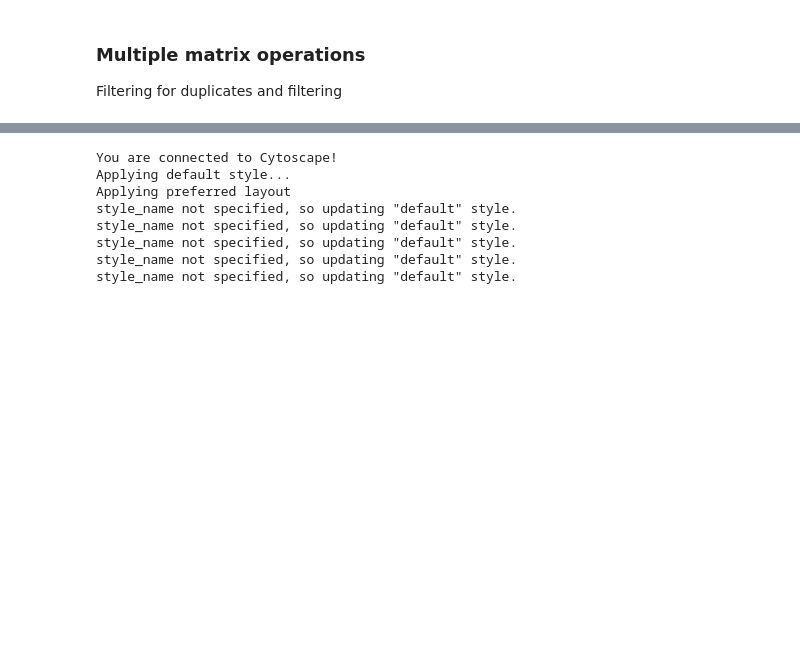
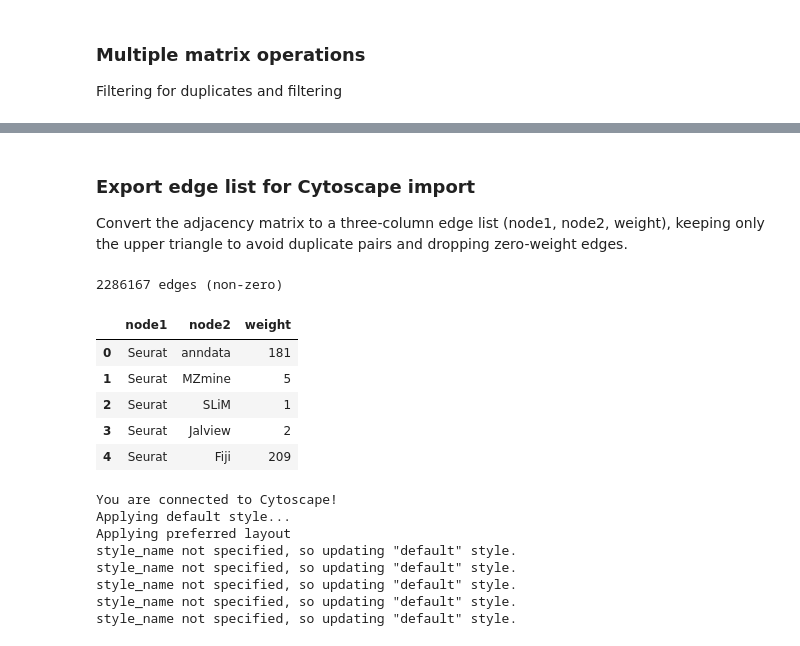
Before and after one commit to bio-tools/biohackathon2024, a Jupyter notebook: notebooks/runcytoscape.ipynb, the cells around one changed output, grey strips where cells are left out. Drawn from its saved outputs; the diff is of its cells as text; code cells hidden in the pictures; blank space fills up the shorter version.

Commit message:
created matrix that can be importaed into cytoscape

```diff
--- a/notebooks/runcytoscape.ipynb
+++ b/notebooks/runcytoscape.ipynb
@@ -154,3 +152,37 @@ adj_df.to_csv(PROJECT_ROOT / "var" / "adjacency_mentions.csv")
+# %% [markdown]
+### Export edge list for Cytoscape import
+
+Convert the adjacency matrix to a three-column edge list (node1, node2, weight), keeping only the upper triangle to avoid duplicate pairs and dropping zero-weight edges.
+# %%
+# Read csv and create edge list for Cytoscape
+adj_df = pd.read_csv(PROJECT_ROOT / "var" / "adjacency_cites.csv", index_col=0)
+
+# Use the upper triangle (i < j) to avoid duplicate pairs
+rows, cols = np.triu_indices(len(adj_df), k=1)
+node1 = adj_df.index[rows]
+node2 = adj_df.columns[cols]
+weights = adj_df.values[rows, cols]
+
+edge_list = pd.DataFrame({
+    "node1": node1,
+    "node2": node2,
+    "weight": weights,
+})
+
+# Drop zero-weight edges
+edge_list = edge_list[edge_list["weight"] > 0].reset_index(drop=True)
+
+print(f"{len(edge_list)} edges (non-zero)")
+edge_list.to_csv(PROJECT_ROOT / "var" / "cytoscape_cites_edges.csv", index=False)
+edge_list.head()
+# %% [output]
+2286167 edges (non-zero)
+|  | node1 | node2 | weight |
+| 0 | Seurat | anndata | 181 |
+| 1 | Seurat | MZmine | 5 |
+| 2 | Seurat | SLiM | 1 |
+| 3 | Seurat | Jalview | 2 |
+| 4 | Seurat | Fiji | 209 |
 # %%
 # Check Cytoscape connection
 p4c.cytoscape_ping()
```
Also changed, not shown: parts of 3 cells of this notebook.
